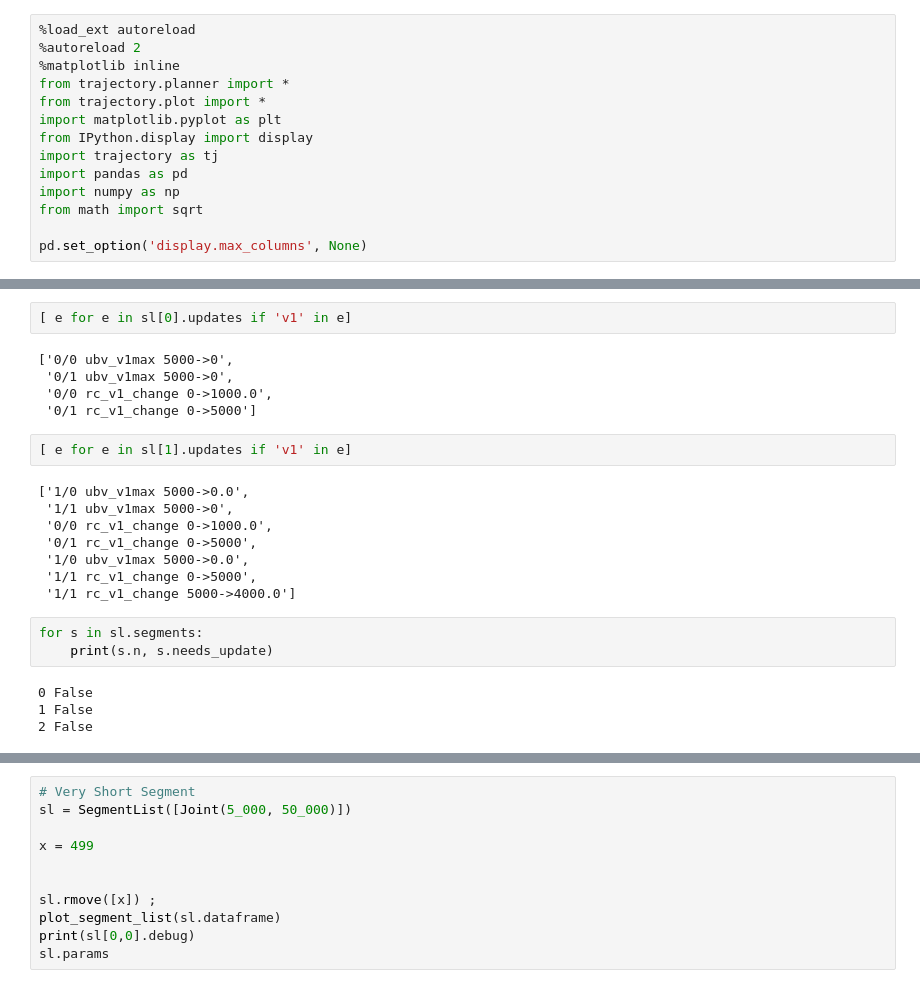
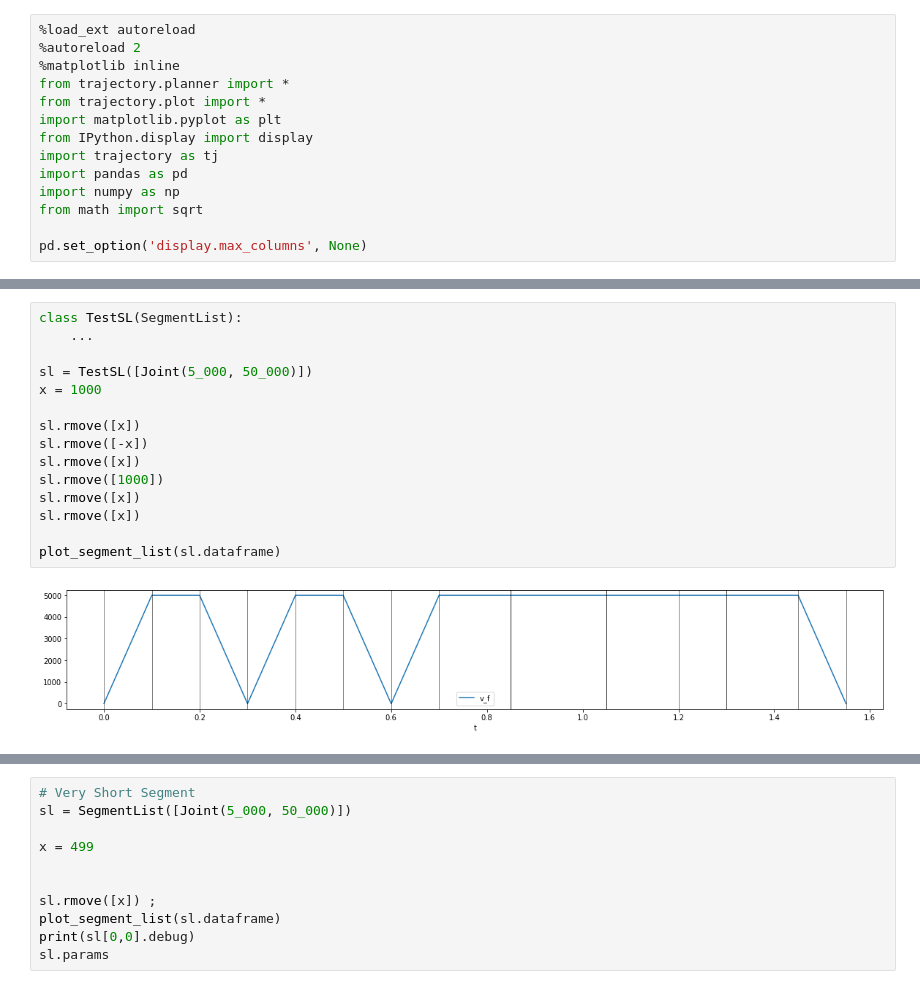
Before and after one commit to Busboombot/trajectory, a Jupyter notebook: design/Notebooks/JITTrajectory.ipynb, the cells around one changed output, grey strips where cells are left out. Drawn from its saved outputs; the diff is of its cells as text.

```diff
--- a/design/Notebooks/JITTrajectory.ipynb
+++ b/design/Notebooks/JITTrajectory.ipynb
@@ -250,24 +84,17 @@ sl.params
-# %%
-[ e for e in sl[0].updates if 'v1' in e]
-# %% [output]
-['0/0 ubv_v1max 5000->0',
- '0/1 ubv_v1max 5000->0',
- '0/0 rc_v1_change 0->1000.0',
- '0/1 rc_v1_change 0->5000']
-# %%
-[ e for e in sl[1].updates if 'v1' in e]
-# %% [output]
-['1/0 ubv_v1max 5000->0.0',
- '1/1 ubv_v1max 5000->0',
- '0/0 rc_v1_change 0->1000.0',
- '0/1 rc_v1_change 0->5000',
- '1/0 ubv_v1max 5000->0.0',
- '1/1 rc_v1_change 0->5000',
- '1/1 rc_v1_change 5000->4000.0']
-# %%
-for s in sl.segments:
-    print(s.n, s.needs_update)
-# %% [output]
-0 False
-1 False
-2 False
+# %%
+class TestSL(SegmentList):
+    ...
+
+sl = TestSL([Joint(5_000, 50_000)])
+x = 1000
+
+sl.rmove([x])
+sl.rmove([-x])
+sl.rmove([x])
+sl.rmove([1000])
+sl.rmove([x])
+sl.rmove([x])
+
+plot_segment_list(sl.dataframe)
+# %% [output]
+[figure, added]
```
Also changed, not shown: parts of 12 cells of this notebook, 1 other file.
